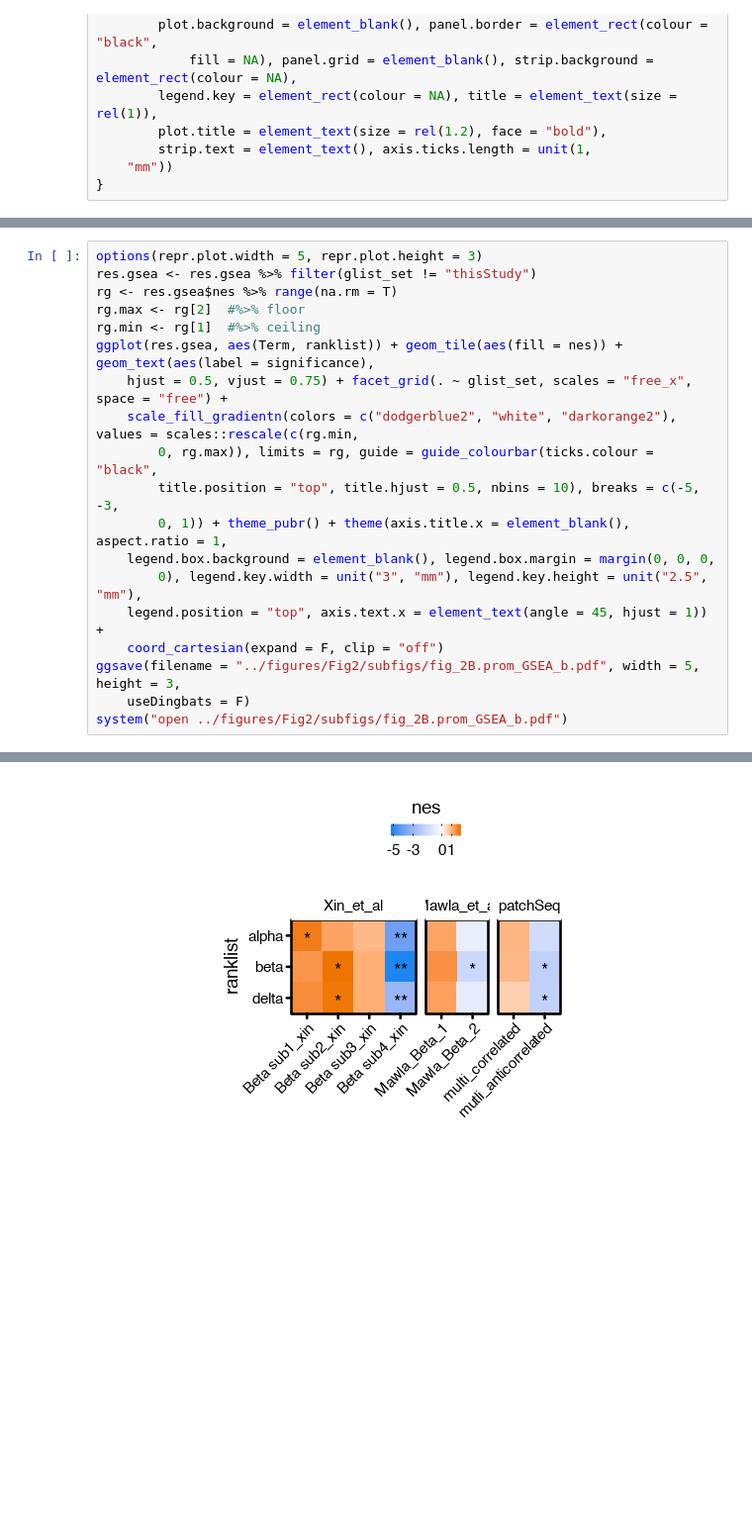
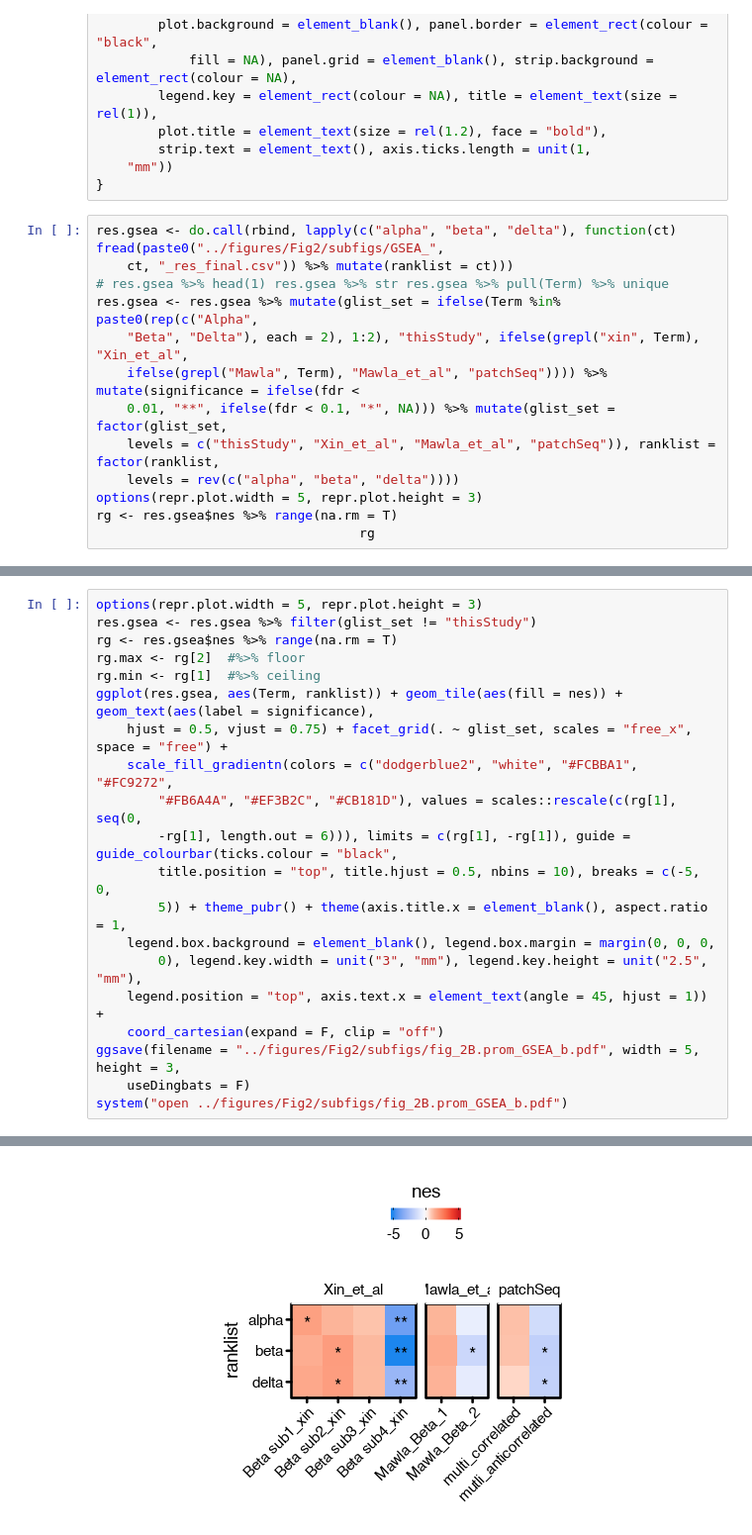
Before and after one commit to biomystery/islet_figs_motifs, a Jupyter notebook: promoter/plot_GSEA.ipynb, the cells around one changed output, grey strips where cells are left out. Shown at 99% size. Drawn from its saved outputs; the diff is of its cells as text; blank space fills up the shorter version.

Commit message:
finish GSEA - updated hm colors & range

```diff
--- a/promoter/plot_GSEA.ipynb
+++ b/promoter/plot_GSEA.ipynb
@@ -25,3 +25,16 @@ theme_pubr<- function (base_size = 11, base_family = "Arial")
         strip.text = element_text(), axis.ticks.length = unit(1,
     "mm"))
 }
+# %%
+res.gsea <- do.call(rbind, lapply(c("alpha", "beta", "delta"), function(ct) fread(paste0("../figures/Fig2/subfigs/GSEA_",
+    ct, "_res_final.csv")) %>% mutate(ranklist = ct)))
+# res.gsea %>% head(1) res.gsea %>% str res.gsea %>% pull(Term) %>% unique
+res.gsea <- res.gsea %>% mutate(glist_set = ifelse(Term %in% paste0(rep(c("Alpha",
+    "Beta", "Delta"), each = 2), 1:2), "thisStudy", ifelse(grepl("xin", Term), "Xin_et_al",
+    ifelse(grepl("Mawla", Term), "Mawla_et_al", "patchSeq")))) %>% mutate(significance = ifelse(fdr <
+    0.01, "**", ifelse(fdr < 0.1, "*", NA))) %>% mutate(glist_set = factor(glist_set,
+    levels = c("thisStudy", "Xin_et_al", "Mawla_et_al", "patchSeq")), ranklist = factor(ranklist,
+    levels = rev(c("alpha", "beta", "delta"))))
+options(repr.plot.width = 5, repr.plot.height = 3)
+rg <- res.gsea$nes %>% range(na.rm = T)
+                                  rg
@@ -60,24 +79,25 @@ system("open ../figures/Fig2/subfigs/fig_2B.prom_GSEA.csv")
 # %%
 options(repr.plot.width = 5, repr.plot.height = 3)
 res.gsea <- res.gsea %>% filter(glist_set != "thisStudy")
 rg <- res.gsea$nes %>% range(na.rm = T)
 rg.max <- rg[2]  #%>% floor
 rg.min <- rg[1]  #%>% ceiling
 ggplot(res.gsea, aes(Term, ranklist)) + geom_tile(aes(fill = nes)) + geom_text(aes(label = significance),
     hjust = 0.5, vjust = 0.75) + facet_grid(. ~ glist_set, scales = "free_x", space = "free") +
-    scale_fill_gradientn(colors = c("dodgerblue2", "white", "darkorange2"), values = scales::rescale(c(rg.min,
-        0, rg.max)), limits = rg, guide = guide_colourbar(ticks.colour = "black",
-        title.position = "top", title.hjust = 0.5, nbins = 10), breaks = c(-5, -3,
-        0, 1)) + theme_pubr() + theme(axis.title.x = element_blank(), aspect.ratio = 1,
+    scale_fill_gradientn(colors = c("dodgerblue2", "white", "#FCBBA1", "#FC9272",
+        "#FB6A4A", "#EF3B2C", "#CB181D"), values = scales::rescale(c(rg[1], seq(0,
+        -rg[1], length.out = 6))), limits = c(rg[1], -rg[1]), guide = guide_colourbar(ticks.colour = "black",
+        title.position = "top", title.hjust = 0.5, nbins = 10), breaks = c(-5, 0,
+        5)) + theme_pubr() + theme(axis.title.x = element_blank(), aspect.ratio = 1,
     legend.box.background = element_blank(), legend.box.margin = margin(0, 0, 0,
         0), legend.key.width = unit("3", "mm"), legend.key.height = unit("2.5", "mm"),
     legend.position = "top", axis.text.x = element_text(angle = 45, hjust = 1)) +
     coord_cartesian(expand = F, clip = "off")
 ggsave(filename = "../figures/Fig2/subfigs/fig_2B.prom_GSEA_b.pdf", width = 5, height = 3,
     useDingbats = F)
 system("open ../figures/Fig2/subfigs/fig_2B.prom_GSEA_b.pdf")
 # %% [output]
 Warning message:
 “Removed 15 rows containing missing values (geom_text).”Warning message:
 “Removed 15 rows containing missing values (geom_text).”
-[figure, old version]
+[figure, new version]
```
Also changed, not shown: parts of 3 cells of this notebook, 2 other files.
